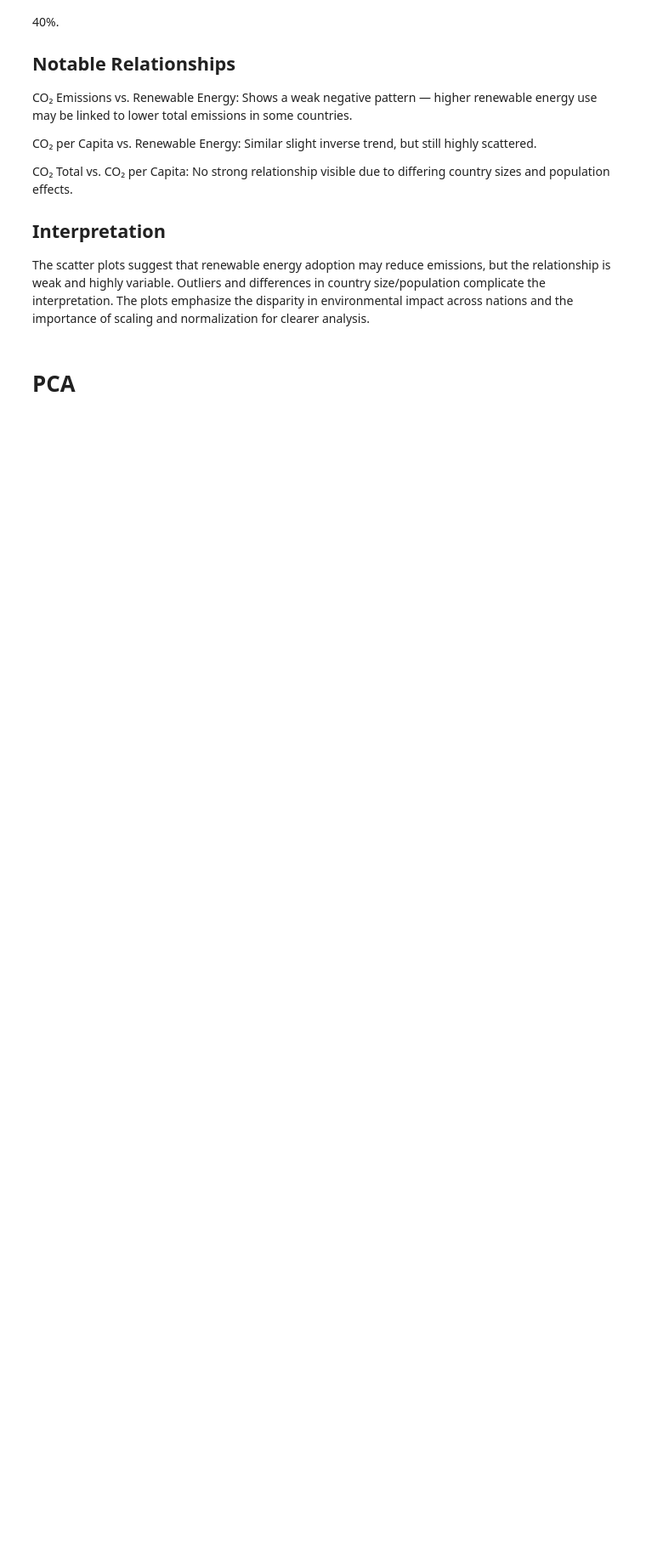
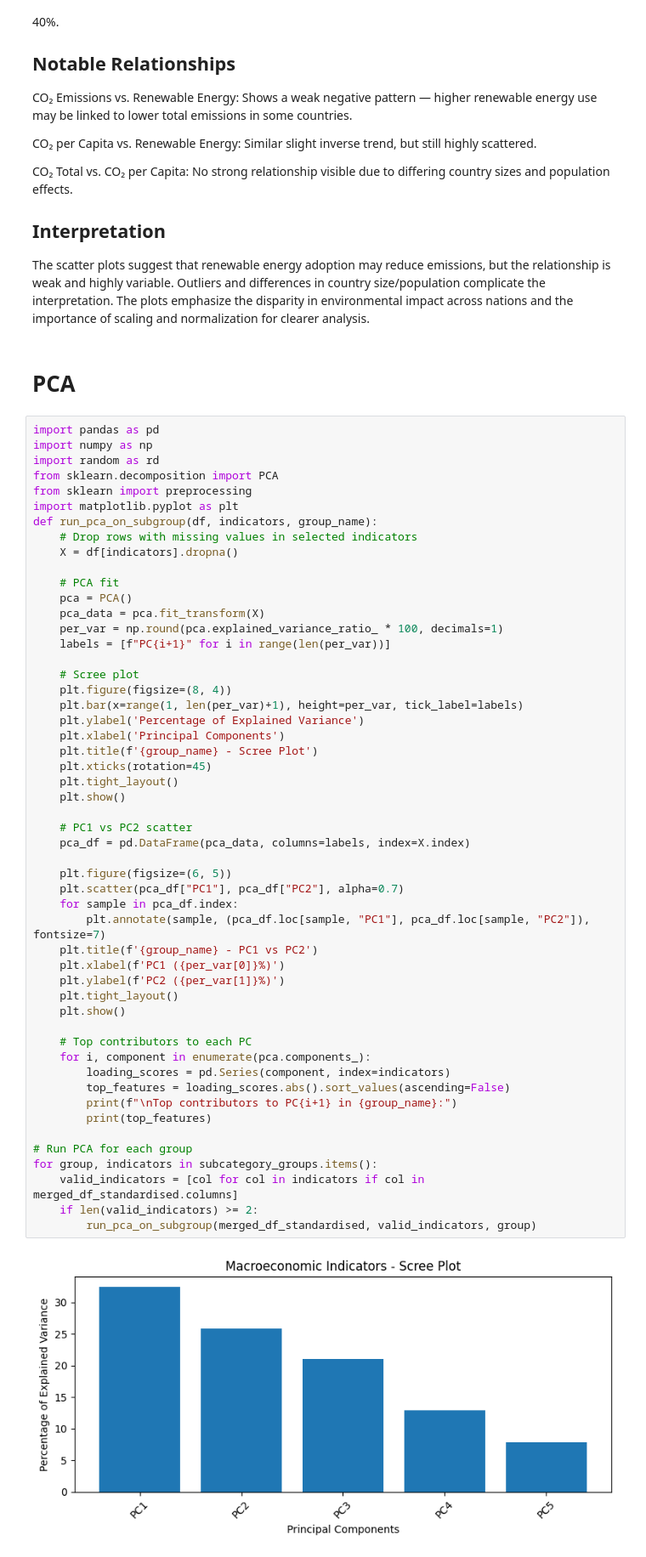
Before and after one commit to Terrie-png/DAV_CA1, a Jupyter notebook: main.ipynb, the cells around one changed output. Shown at 85% size. Saved outputs shown, nothing was run; the diff lists cells and outputs as text; blank space fills up the shorter version.

Commit message:
Perform PCA analysis for all subgroups

```diff
--- a/main.ipynb
+++ b/main.ipynb
@@ -816,3 +816,57 @@ CO₂ Total vs. CO₂ per Capita: No strong relationship visible due to differin
 The scatter plots suggest that renewable energy adoption may reduce emissions, but the relationship is weak and highly variable. Outliers and differences in country size/population complicate the interpretation. The plots emphasize the disparity in environmental impact across nations and the importance of scaling and normalization for clearer analysis.
 # %% [markdown]
 # PCA
+# %%
+import pandas as pd
+import numpy as np
+import random as rd
+from sklearn.decomposition import PCA
+from sklearn import preprocessing
+import matplotlib.pyplot as plt
+def run_pca_on_subgroup(df, indicators, group_name):
+    # Drop rows with missing values in selected indicators
+    X = df[indicators].dropna()
+
+    # PCA fit
+    pca = PCA()
+    pca_data = pca.fit_transform(X)
+    per_var = np.round(pca.explained_variance_ratio_ * 100, decimals=1)
+    labels = [f"PC{i+1}" for i in range(len(per_var))]
+
+    # Scree plot
+    plt.figure(figsize=(8, 4))
+    plt.bar(x=range(1, len(per_var)+1), height=per_var, tick_label=labels)
+    plt.ylabel('Percentage of Explained Variance')
+    plt.xlabel('Principal Components')
+    plt.title(f'{group_name} - Scree Plot')
+    plt.xticks(rotation=45)
+    plt.tight_layout()
+    plt.show()
+
+    # PC1 vs PC2 scatter
+    pca_df = pd.DataFrame(pca_data, columns=labels, index=X.index)
+
+    plt.figure(figsize=(6, 5))
+    plt.scatter(pca_df["PC1"], pca_df["PC2"], alpha=0.7)
+    for sample in pca_df.index:
+        plt.annotate(sample, (pca_df.loc[sample, "PC1"], pca_df.loc[sample, "PC2"]), fontsize=7)
+    plt.title(f'{group_name} - PC1 vs PC2')
+    plt.xlabel(f'PC1 ({per_var[0]}%)')
+    plt.ylabel(f'PC2 ({per_var[1]}%)')
+    plt.tight_layout()
+    plt.show()
+
+    # Top contributors to each PC
+    for i, component in enumerate(pca.components_):
+        loading_scores = pd.Series(component, index=indicators)
+        top_features = loading_scores.abs().sort_values(ascending=False)
+        print(f"\nTop contributors to PC{i+1} in {group_name}:")
+        print(top_features)
+
+# Run PCA for each group
+for group, indicators in subcategory_groups.items():
+    valid_indicators = [col for col in indicators if col in merged_df_standardised.columns]
+    if len(valid_indicators) >= 2:
+        run_pca_on_subgroup(merged_df_standardised, valid_indicators, group)
+# %% [output]
+[figure, added]
```
Also changed, not shown: parts of 2 cells of this notebook.
